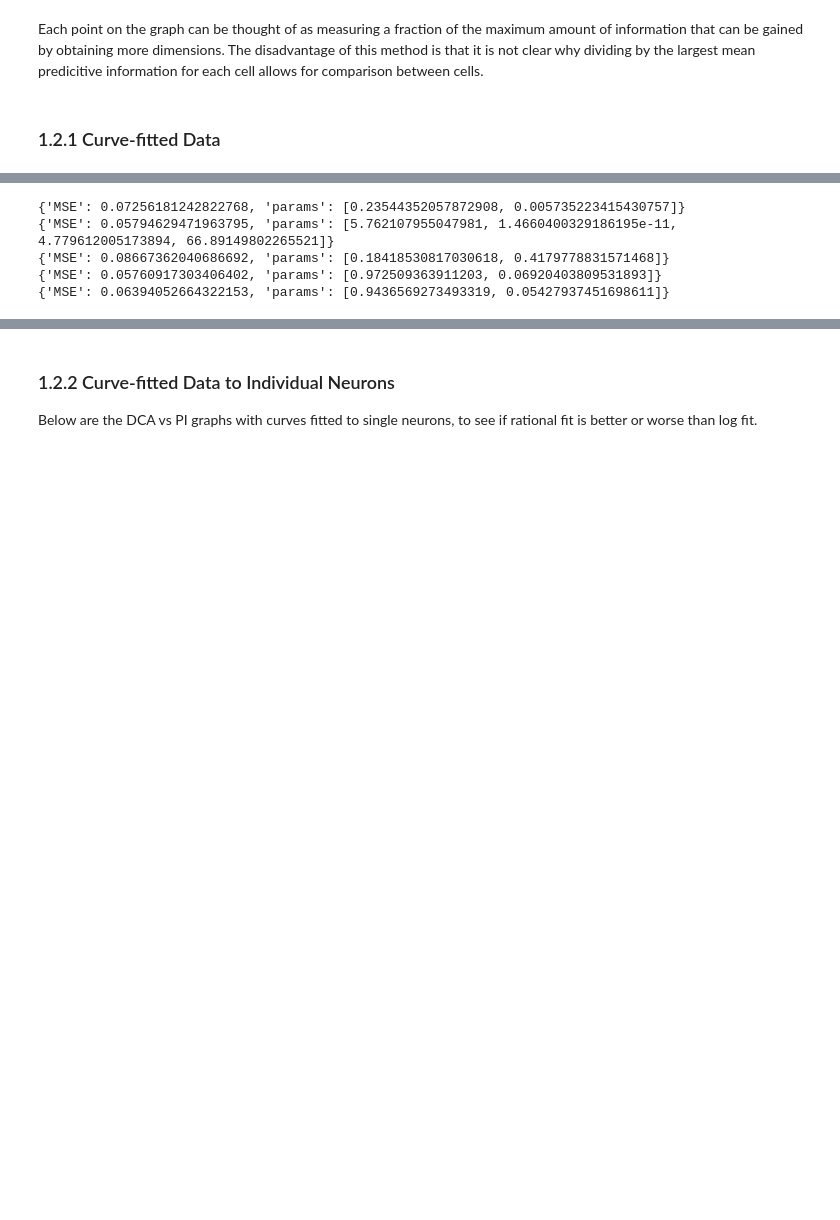
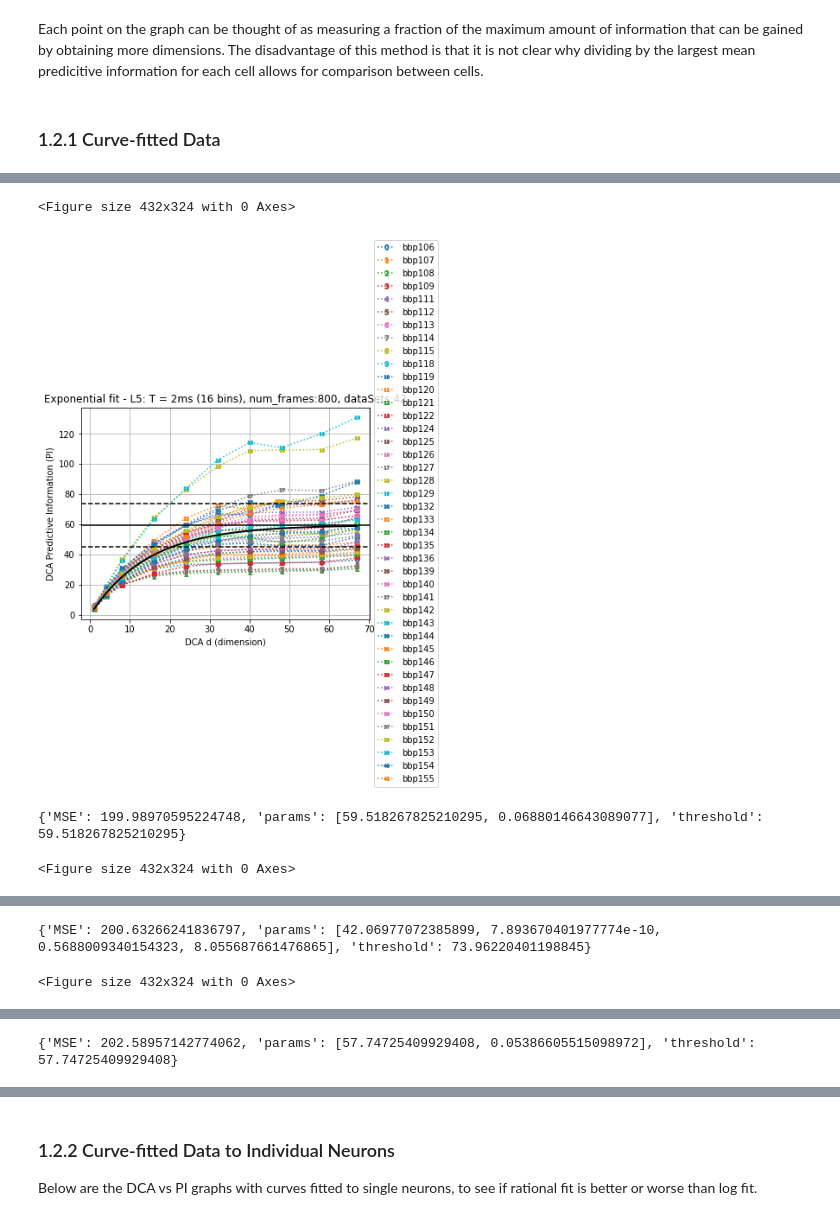
Before and after one commit to sushanthkumar2004/single-neuron-complexity, a Jupyter notebook: DCA_Graphs_and_Analysis.ipynb, the cells around one changed output, grey strips where cells are left out. Drawn from its saved outputs; the diff is of its cells as text; code cells hidden in the pictures; blank space fills up the shorter version.

```diff
--- a/DCA_Graphs_and_Analysis.ipynb
+++ b/DCA_Graphs_and_Analysis.ipynb
@@ -399,16 +455,13 @@ print(curve_fit_DCA_vs_PI_maxavg_normalization(L4, cell_type = 'L4', fit='tanh')
 # %%
-%matplotlib agg
+%matplotlib inline
 
-L5 = ['bbp107', 'bbp115', 'bbp129', 'bbp140', 'bbp148', 'bbp154']
+L5 = SORTED_CELL_TYPES['L5'] # ['bbp107', 'bbp115', 'bbp129', 'bbp140', 'bbp148', 'bbp154']
 
-print(curve_fit_DCA_vs_PI_maxavg_normalization(L5, cell_type = 'L5', fit='log'))
-print(curve_fit_DCA_vs_PI_maxavg_normalization(L5, cell_type = 'L5', fit='rat'))
-print(curve_fit_DCA_vs_PI_maxavg_normalization(L5, cell_type = 'L5', fit='pow'))
-print(curve_fit_DCA_vs_PI_maxavg_normalization(L5, cell_type = 'L5', fit='exp'))
-print(curve_fit_DCA_vs_PI_maxavg_normalization(L5, cell_type = 'L5', fit='tanh'))
+print(curve_fit_DCA_vs_PI(L5, cell_type = 'L5', fit='exp', normalizer='unnorm'))
+print(curve_fit_DCA_vs_PI(L5, cell_type = 'L5', fit='rat', normalizer='unnorm'))
+print(curve_fit_DCA_vs_PI(L5, cell_type = 'L5', fit='tanh', normalizer='unnorm'))
 # %% [output]
-{'MSE': 0.07256181242822768, 'params': [0.23544352057872908, 0.005735223415430757]}
-{'MSE': 0.05794629471963795, 'params': [5.762107955047981, 1.4660400329186195e-11, 4.779612005173894, 66.89149802265521]}
-{'MSE': 0.08667362040686692, 'params': [0.18418530817030618, 0.4179778831571468]}
-{'MSE': 0.05760917303406402, 'params': [0.972509363911203, 0.06920403809531893]}
-{'MSE': 0.06394052664322153, 'params': [0.9436569273493319, 0.05427937451698611]}
+<Figure size 432x324 with 0 Axes>
+[figure, added]
+{'MSE': 199.98970595224748, 'params': [59.518267825210295, 0.06880146643089077], 'threshold': 59.518267825210295}
+<Figure size 432x324 with 0 Axes>
@@ -414,0 +469,2 @@ print(curve_fit_DCA_vs_PI_maxavg_normalization(L5, cell_type = 'L5', fit='tanh')
+{'MSE': 200.63266241836797, 'params': [42.06977072385899, 7.893670401977774e-10, 0.5688009340154323, 8.055687661476865], 'threshold': 73.96220401198845}
+<Figure size 432x324 with 0 Axes>
@@ -415 +472,2 @@ print(curve_fit_DCA_vs_PI_maxavg_normalization(L5, cell_type = 'L5', fit='tanh')
+{'MSE': 202.58957142774062, 'params': [57.74725409929408, 0.05386605515098972], 'threshold': 57.74725409929408}
 # %%
```
Also changed, not shown: parts of 12 cells of this notebook, 1 other file.
